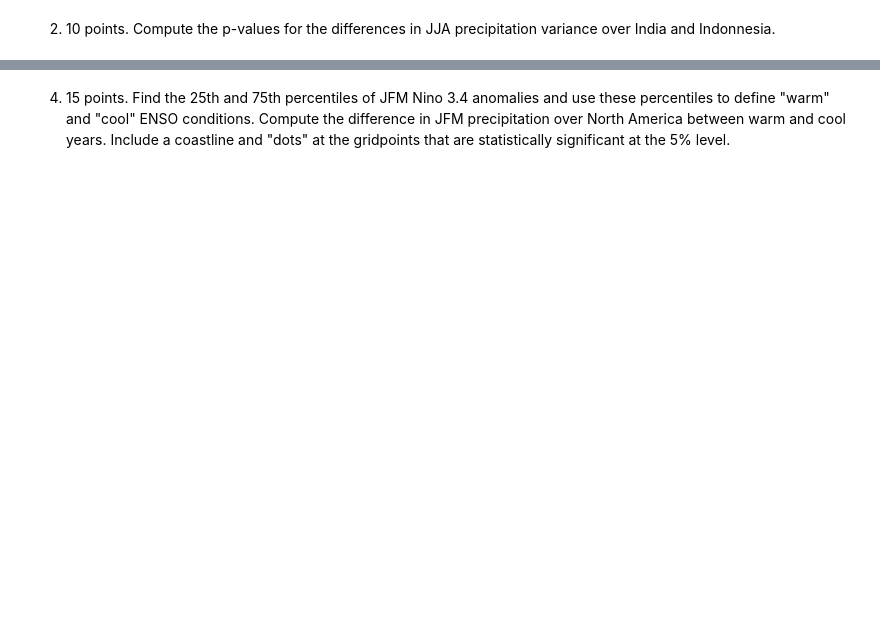
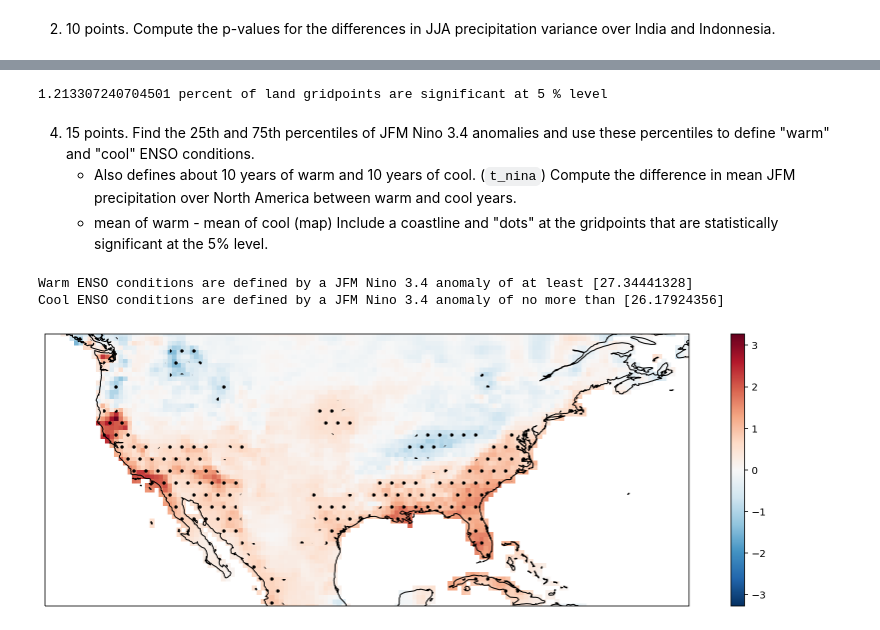
Before and after one commit to mdonahue263/apma4990-mad2311, a Jupyter notebook: HW-03.ipynb, the cells around one changed output, grey strips where cells are left out. Saved outputs shown, nothing was run; the diff lists cells and outputs as text; code cells hidden in the pictures; blank space fills up the shorter version.

```diff
--- a/HW-03.ipynb
+++ b/HW-03.ipynb
@@ -500,3 +503,81 @@ plt.title('Correlation of JFM precipitation and Nino 3.4 over North America');
+# %%
+sigcount = 0
+totalcount = 0
+
+for i in n34_prcp_corr:
+    for j in i:
+        if np.isnan(j.values):
+            continue
+        else:
+            totalcount += 1
+
+print("{} percent of land gridpoints are significant at 5 % level".format(100 * len(mask)/totalcount))
+# %% [output]
+1.213307240704501 percent of land gridpoints are significant at 5 % level
 # %% [markdown]
-4. 15 points. Find the 25th and 75th percentiles of JFM Nino 3.4 anomalies and use these percentiles to define "warm" and "cool" ENSO conditions. Compute the difference in JFM precipitation over North America between warm and cool years. Include a coastline and "dots" at the gridpoints that are statistically significant at the 5% level.
+4. 15 points. Find the 25th and 75th percentiles of JFM Nino 3.4 anomalies and use these percentiles to define "warm" and "cool" ENSO conditions.
+    - Also defines about 10 years of warm and 10 years of cool. (`t_nina`)
+Compute the difference in mean JFM precipitation over North America between warm and cool years.
+    - mean of warm - mean of cool (map)
+Include a coastline and "dots" at the gridpoints that are statistically significant at the 5% level.
+# %%
+firstq = np.quantile(n34.values, [0.75])
+lastq = np.quantile(n34.values, [0.25])
+warmyears = []
+coolyears = []
+for i in range(len(n34.values)):
+    if n34.values[i] > firstq:
+        warmyears.append(i)
+    elif n34.values[i] < lastq:
+        coolyears.append(i)
+print("Warm ENSO conditions are defined by a JFM Nino 3.4 anomaly of at least {}".format(firstq))
+print("Cool ENSO conditions are defined by a JFM Nino 3.4 anomaly of no more than {}".format(lastq))
+
+warmprcp = xr.DataArray(None, coords=[range(11), n34_prcp_corr.Y, n34_prcp_corr.X])
+coldprcp = xr.DataArray(None, coords=[range(11), n34_prcp_corr.Y, n34_prcp_corr.X])
+Cindex = 0
+Windex = 0
+
+for i in range(len(n34.values)):
+    if i in warmyears:
+        warmprcp[Windex] = (prcp[i])
+        Windex += 1
+    elif i in coolyears:
+        coldprcp[Cindex] = (prcp[i])
+        Cindex += 1
+
+warmavg = warmprcp.mean('dim_0')
+
+coldavg = coldprcp.mean('dim_0')
+
+difference = warmavg-coldavg
+
+
+proj_map = ccrs.PlateCarree()
+fig = plt.subplots(figsize=(15,5))
+ax = plt.subplot(projection=proj_map)
+ax.coastlines()
+
+dta = difference
+
+Nx = len(warmprcp)
+Ny = len(coldprcp)
+
+df =  Nx + Ny - 2
+
+sig_val = stats.t.ppf(1 - 0.05/2, df = df)
+
+sig_val = 2/(df**0.5)
+
+lon = dta.X
+lat = dta.Y
+mask = np.zeros(dta.shape) ; mask[(np.abs(difference)<sig_val) | np.isnan(difference)] = np.nan
+
+
+dta.plot()
+plt.contourf(lon, lat, mask, hatches=['.'], colors='none');
+# %% [output]
+Warm ENSO conditions are defined by a JFM Nino 3.4 anomaly of at least [27.34441328]
+Cool ENSO conditions are defined by a JFM Nino 3.4 anomaly of no more than [26.17924356]
+[figure, added]
 # %% [markdown]
```
Also changed, not shown: parts of 24 cells of this notebook.
